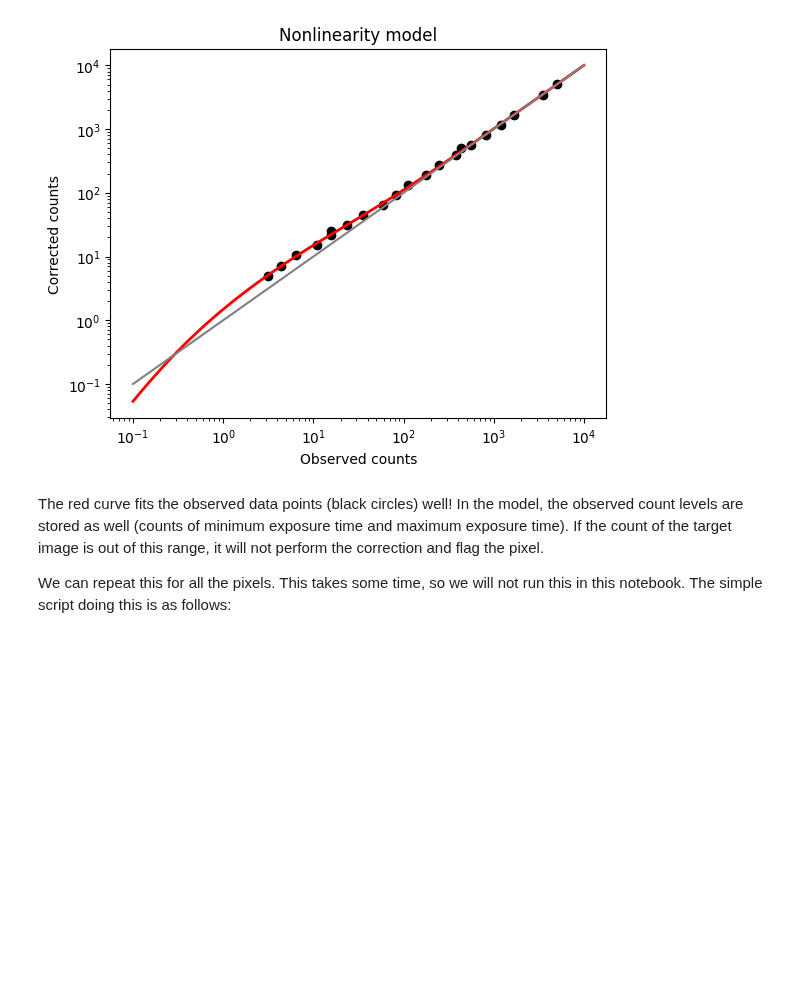
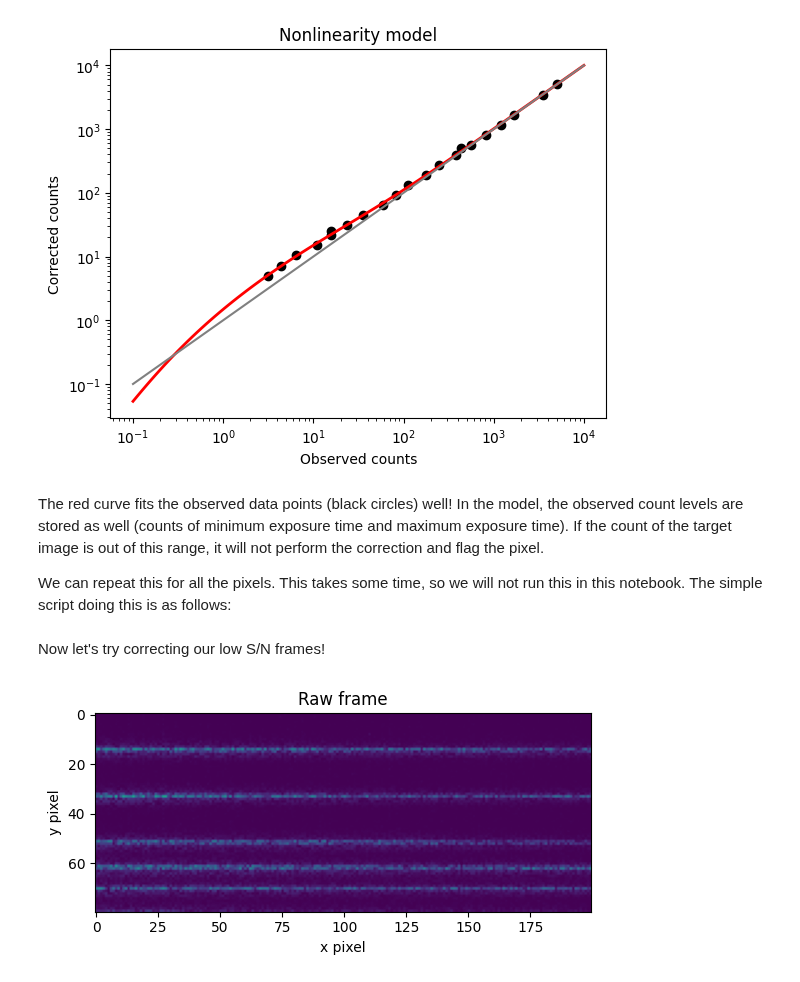
Before and after one commit to YooJung-Kim/PLred, a Jupyter notebook: PLred/visPLred/tutorials/pre1_nonlinearity_correction.ipynb, the cells around one changed output. Saved outputs shown, nothing was run; the diff lists cells and outputs as text; code cells hidden in the pictures; blank space fills up the shorter version.

```diff
--- a/PLred/visPLred/tutorials/pre1_nonlinearity_correction.ipynb
+++ b/PLred/visPLred/tutorials/pre1_nonlinearity_correction.ipynb
@@ -89,3 +89,13 @@ if run_model_generation:
     model.create_model(ims[:,:,xmin:xmax], corrected_map[:,:,xmin:xmax], plot=False,
                     )
     model.save_model(f'model_{xmin}_{xmax}')
+# %% [markdown]
+Now let's try correcting our low S/N frames!
+# %%
+plt.imshow(ims[3,:80,xmin:xmax], vmin=0, vmax=30)
+plt.xlabel('x pixel')
+plt.ylabel('y pixel')
+plt.title('Raw frame')
+plt.show()
+# %% [output]
+[figure, added]
```
Also changed, not shown: parts of 5 cells of this notebook, 50 other files.
